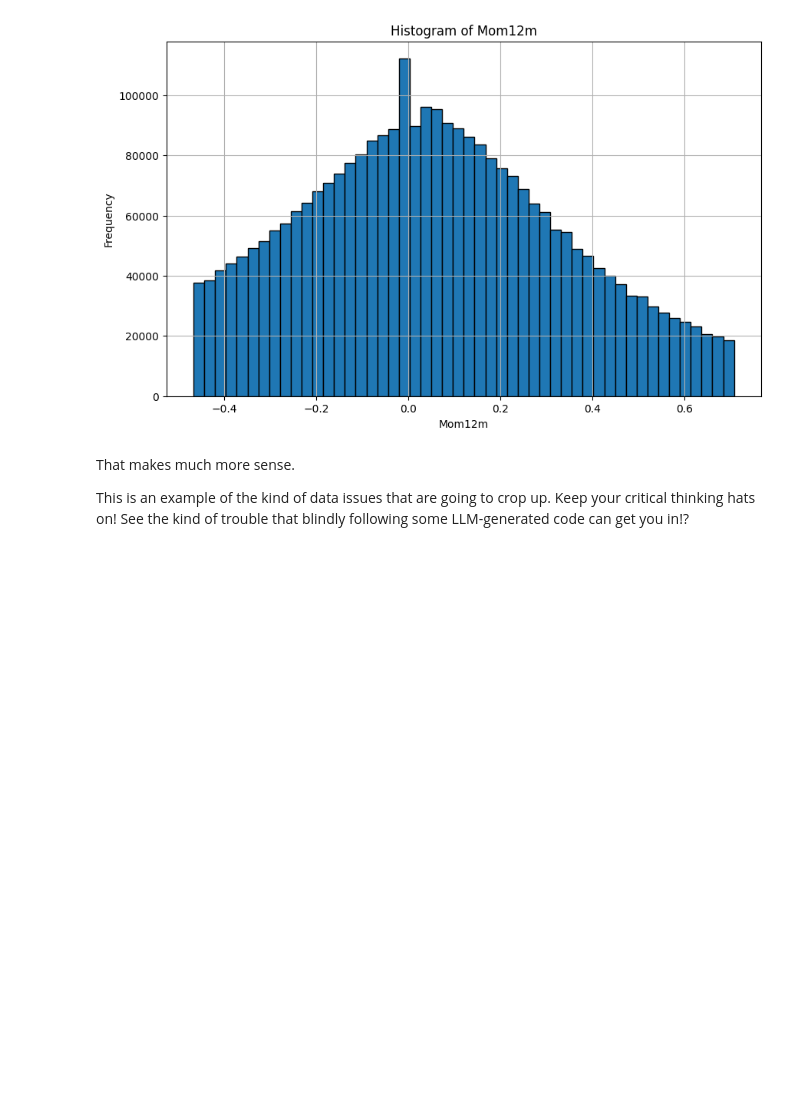
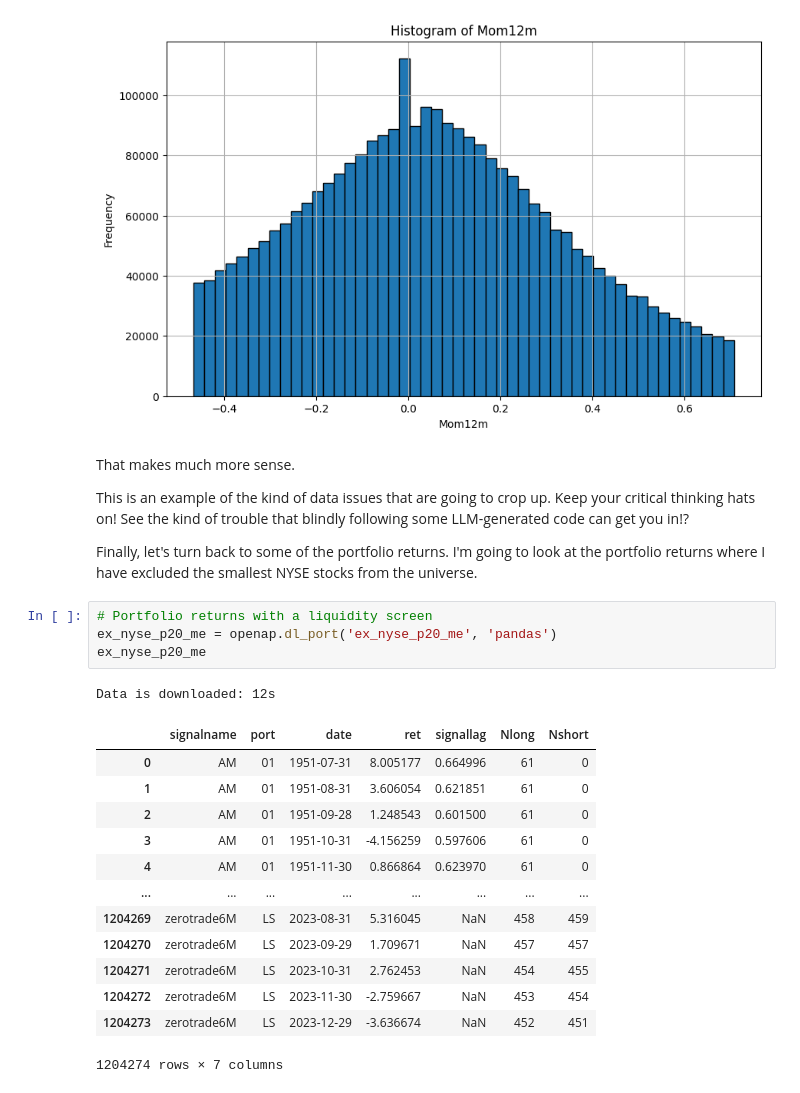
Before and after one commit to aaiken1/fin-data-analysis-python, a Jupyter notebook: code/project.ipynb, the cells around one changed output. Cells and saved outputs as stored; diff of their text form; blank space fills up the shorter version.

```diff
--- a/code/project.ipynb
+++ b/code/project.ipynb
@@ -214,3 +232,24 @@ plt.show()
 That makes much more sense.
 
 This is an example of the kind of data issues that are going to crop up. Keep your critical thinking hats on! See the kind of trouble that blindly following some LLM-generated code can get you in!?
+
+Finally, let's turn back to some of the portfolio returns. I'm going to look at the portfolio returns where I have excluded the smallest NYSE stocks from the universe.
+# %%
+# Portfolio returns with a liquidity screen
+ex_nyse_p20_me = openap.dl_port('ex_nyse_p20_me', 'pandas')
+ex_nyse_p20_me
+# %% [output]
+Data is downloaded: 12s
+|  | signalname | port | date | ret | signallag | Nlong | Nshort |
+| 0 | AM | 01 | 1951-07-31 | 8.005177 | 0.664996 | 61 | 0 |
+| 1 | AM | 01 | 1951-08-31 | 3.606054 | 0.621851 | 61 | 0 |
+| 2 | AM | 01 | 1951-09-28 | 1.248543 | 0.601500 | 61 | 0 |
+| 3 | AM | 01 | 1951-10-31 | -4.156259 | 0.597606 | 61 | 0 |
+| 4 | AM | 01 | 1951-11-30 | 0.866864 | 0.623970 | 61 | 0 |
+| ... | ... | ... | ... | ... | ... | ... | ... |
+| 1204269 | zerotrade6M | LS | 2023-08-31 | 5.316045 | NaN | 458 | 459 |
+| 1204270 | zerotrade6M | LS | 2023-09-29 | 1.709671 | NaN | 457 | 457 |
+| 1204271 | zerotrade6M | LS | 2023-10-31 | 2.762453 | NaN | 454 | 455 |
+| 1204272 | zerotrade6M | LS | 2023-11-30 | -2.759667 | NaN | 453 | 454 |
+| 1204273 | zerotrade6M | LS | 2023-12-29 | -3.636674 | NaN | 452 | 451 |
+1204274 rows × 7 columns
```
Also changed, not shown: parts of 10 cells of this notebook.
